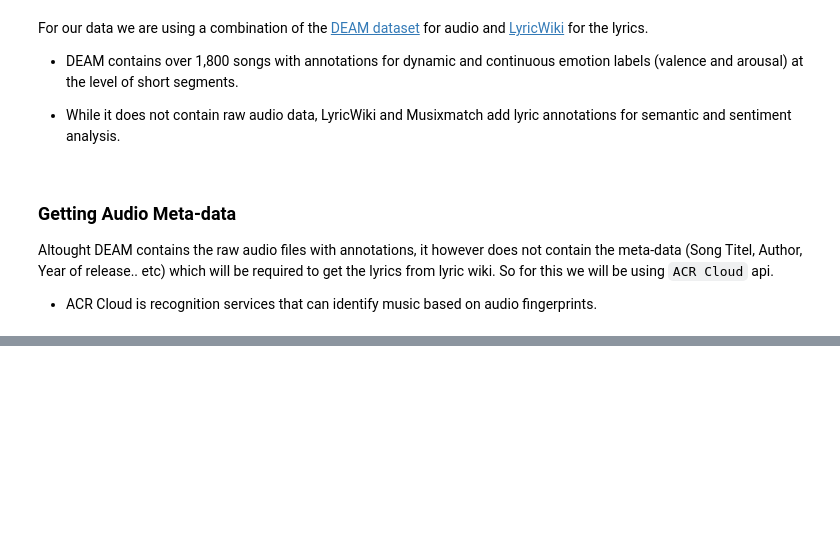
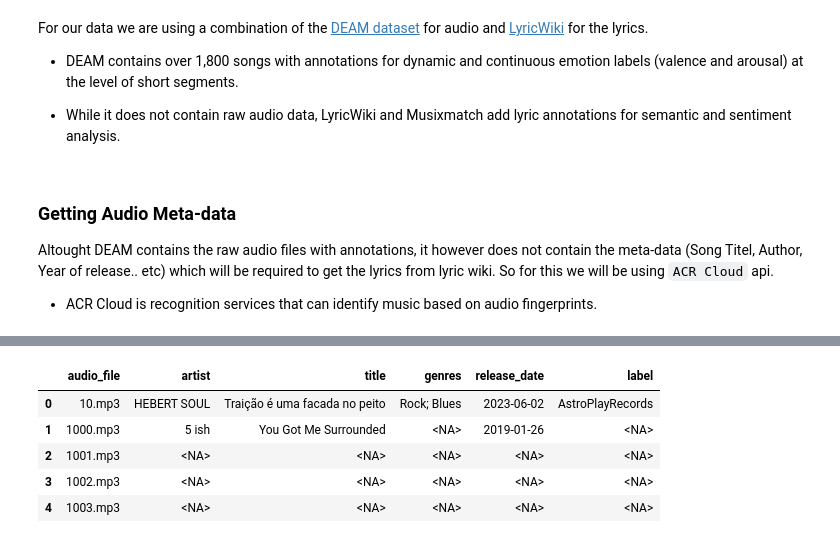
Before and after one commit to Ranvirsv/Emotion_Analysis_Music-Lyrics, a Jupyter notebook: Final_Project.ipynb, the cells around one changed output, grey strips where cells are left out. Saved outputs shown, nothing was run; the diff lists cells and outputs as text; code cells hidden in the pictures; blank space fills up the shorter version.

```diff
--- a/Final_Project.ipynb
+++ b/Final_Project.ipynb
@@ -99,0 +82,13 @@ pprint.pprint(res_dict.get("metadata"))
+# %%
+## Read the metadata from the CSV file
+
+metadata_df = pd.read_csv("Data/Useable_data/song_metadata.csv")
+metadata_df.replace("Not Found", pd.NA, inplace=True)
+metadata_df.head()
+# %% [output]
+|  | audio_file | artist | title | genres | release_date | label |
+| 0 | 10.mp3 | HEBERT SOUL | Traição é uma facada no peito | Rock; Blues | 2023-06-02 | AstroPlayRecords |
+| 1 | 1000.mp3 | 5 ish | You Got Me Surrounded | <NA> | 2019-01-26 | <NA> |
+| 2 | 1001.mp3 | <NA> | <NA> | <NA> | <NA> | <NA> |
+| 3 | 1002.mp3 | <NA> | <NA> | <NA> | <NA> | <NA> |
+| 4 | 1003.mp3 | <NA> | <NA> | <NA> | <NA> | <NA> |
```
Also changed, not shown: parts of 12 cells of this notebook, 2 other files.
